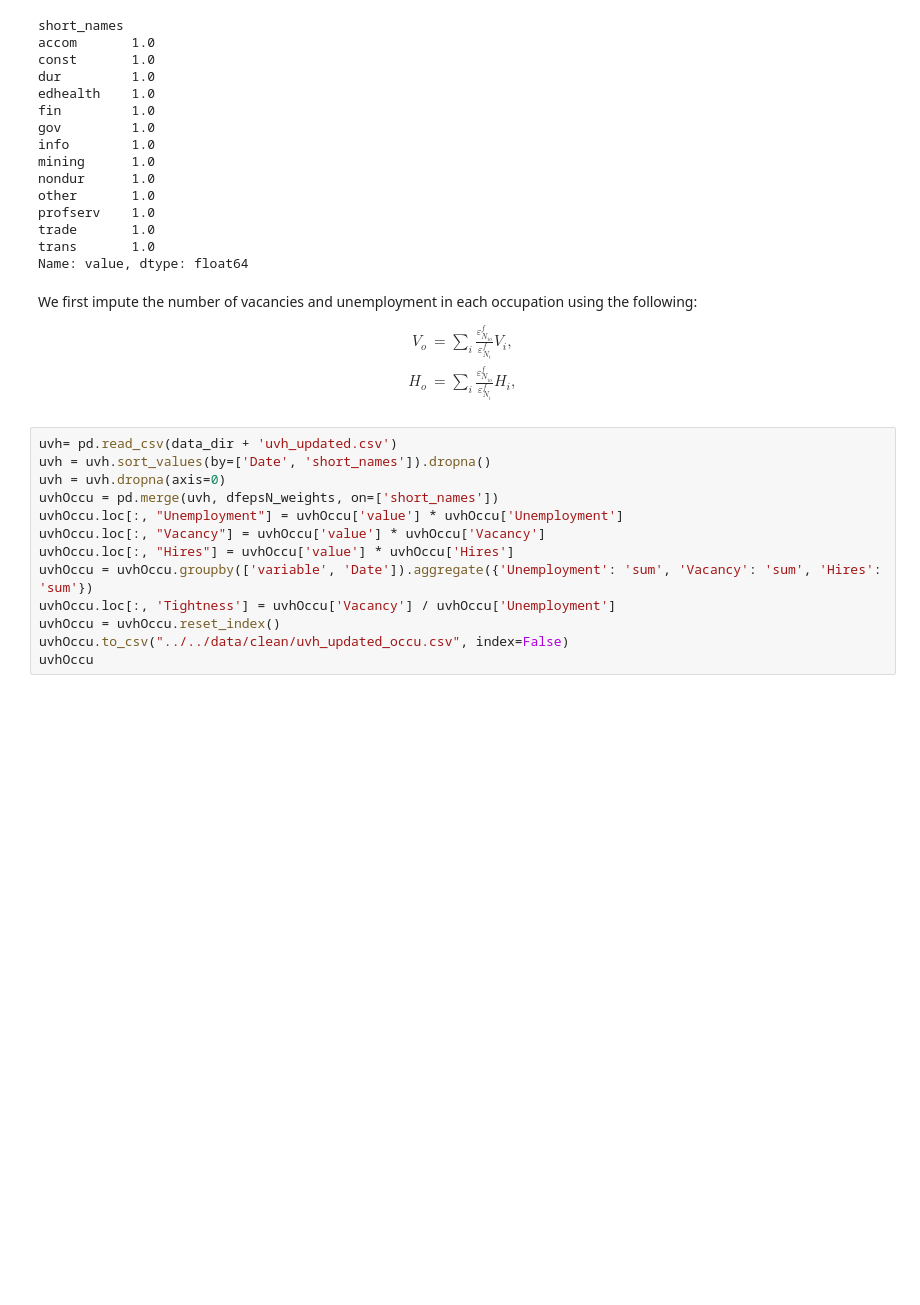
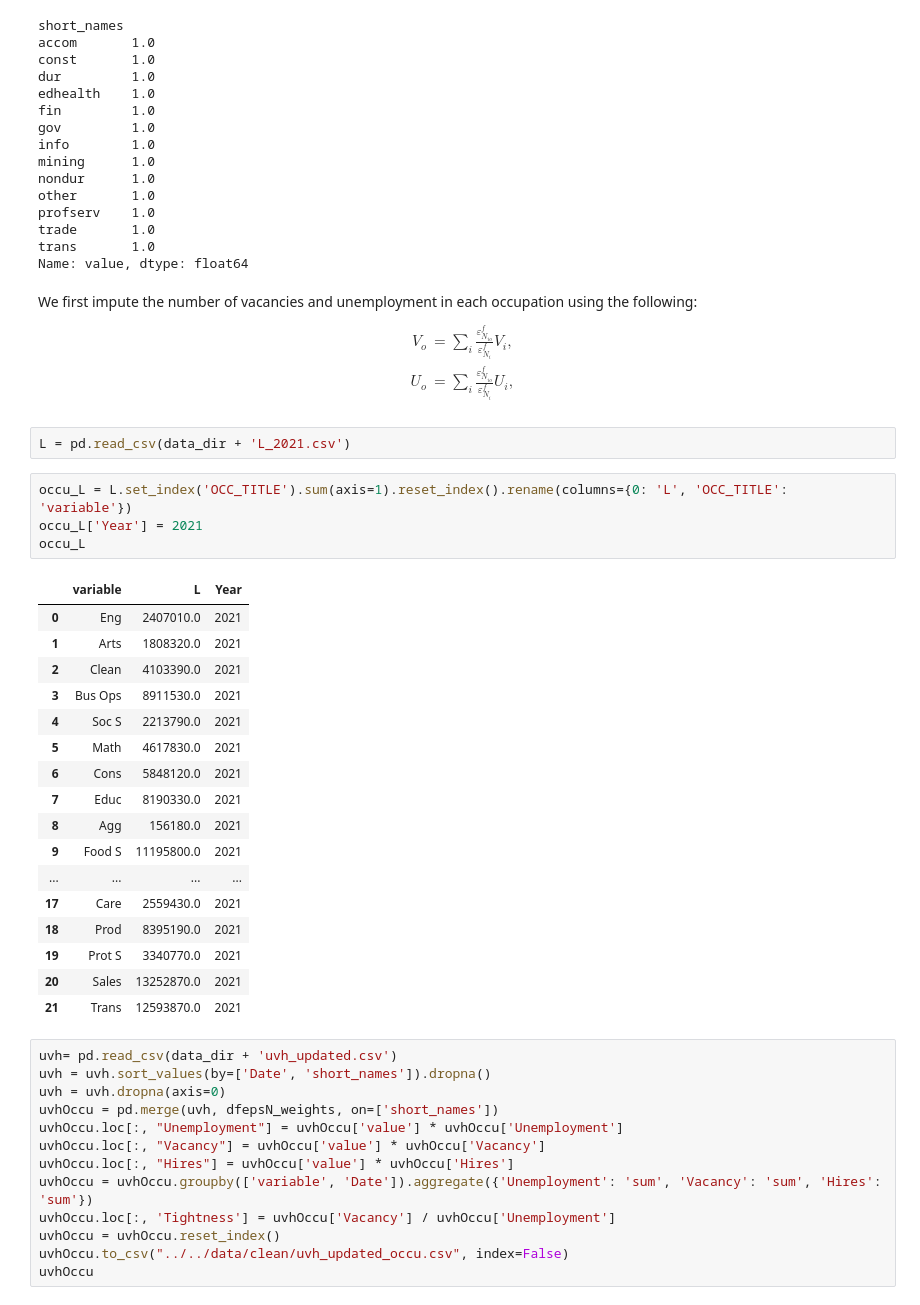
Before and after one commit to hs97/UnemploymentNetwork, a Jupyter notebook: code/clean_data/compute_occupation_params.ipynb, the cells around one changed output. Drawn from its saved outputs; the diff is of its cells as text; blank space fills up the shorter version.

```diff
--- a/code/clean_data/compute_occupation_params.ipynb
+++ b/code/clean_data/compute_occupation_params.ipynb
@@ -30,8 +30,32 @@ Name: value, dtype: float64
 We first impute the number of vacancies and unemployment in each occupation using the following:
 \begin{align*}
     V_o &= \sum_i \frac{\varepsilon^f_{N_{io}}}{\varepsilon^f_{N_i}} V_{i}, \\
-    H_o &= \sum_i \frac{\varepsilon^f_{N_{io}}}{\varepsilon^f_{N_i}} H_{i} ,
+    U_o &= \sum_i \frac{\varepsilon^f_{N_{io}}}{\varepsilon^f_{N_i}} U_{i} ,
 \end{align*}
+# %%
+L = pd.read_csv(data_dir + 'L_2021.csv')
+# %%
+occu_L = L.set_index('OCC_TITLE').sum(axis=1).reset_index().rename(columns={0: 'L', 'OCC_TITLE': 'variable'})
+occu_L['Year'] = 2021
+occu_L
+# %% [output]
+|  | variable | L | Year |
+| 0 | Eng | 2407010.0 | 2021 |
+| 1 | Arts | 1808320.0 | 2021 |
+| 2 | Clean | 4103390.0 | 2021 |
+| 3 | Bus Ops | 8911530.0 | 2021 |
+| 4 | Soc S | 2213790.0 | 2021 |
+| 5 | Math | 4617830.0 | 2021 |
+| 6 | Cons | 5848120.0 | 2021 |
+| 7 | Educ | 8190330.0 | 2021 |
+| 8 | Agg | 156180.0 | 2021 |
+| 9 | Food S | 11195800.0 | 2021 |
+| ... | ... | ... | ... |
+| 17 | Care | 2559430.0 | 2021 |
+| 18 | Prod | 8395190.0 | 2021 |
+| 19 | Prot S | 3340770.0 | 2021 |
+| 20 | Sales | 13252870.0 | 2021 |
+| 21 | Trans | 12593870.0 | 2021 |
 # %%
 uvh= pd.read_csv(data_dir + 'uvh_updated.csv')
 uvh = uvh.sort_values(by=['Date', 'short_names']).dropna()
```
Also changed, not shown: parts of 2 cells of this notebook, 45 other files.
